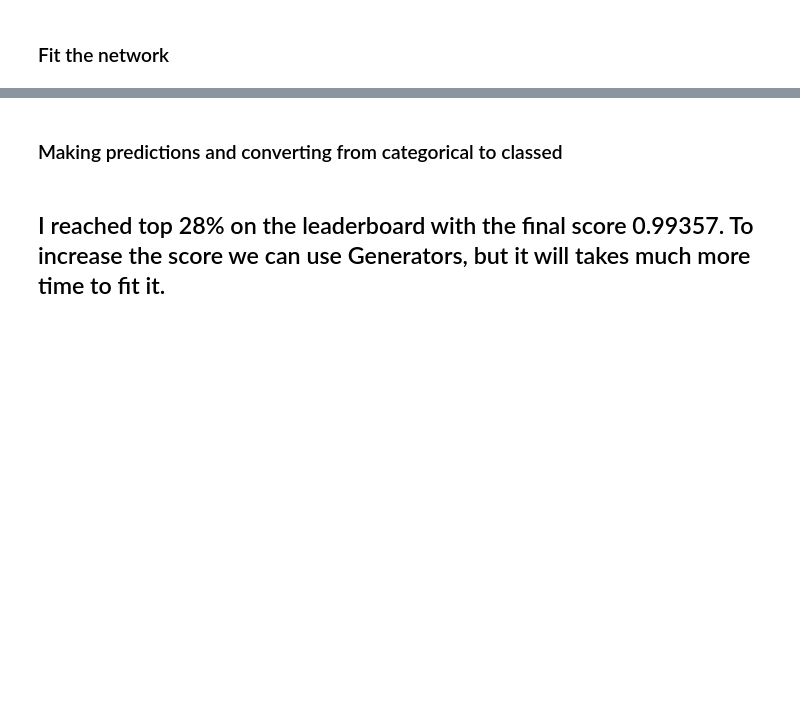
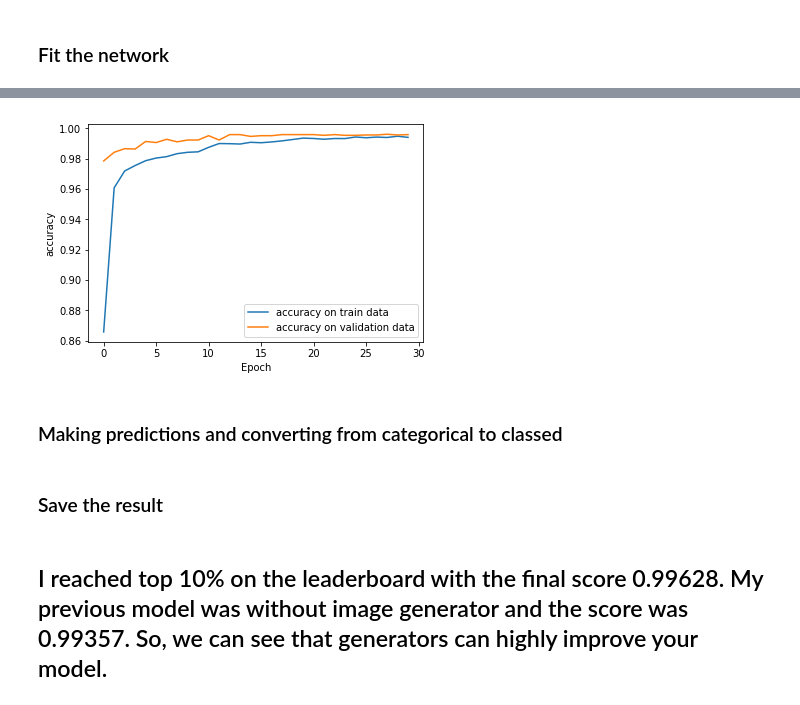
Before and after one commit to AlexanderAntonenko/kaggle-solutions, a Jupyter notebook: digit-recognizer-MNIST/MNIST.ipynb, the cells around one changed output, grey strips where cells are left out. Cells and saved outputs as stored; diff of their text form; code cells hidden in the pictures; blank space fills up the shorter version.

```diff
--- a/digit-recognizer-MNIST/MNIST.ipynb
+++ b/digit-recognizer-MNIST/MNIST.ipynb
@@ -96,4 +130,13 @@ None
+# %%
+сheckpoint = ModelCheckpoint('mnist-cnn.hdf5',
+                              monitor='val_acc',
+                              save_best_only=True,
+                              verbose=1)
+# %%
+learning_rate_reduction = ReduceLROnPlateau(monitor='val_acc',
+                                            patience=3,
+                                            verbose=1,
+                                            factor=0.5,
+                                            min_lr=0.00001)
 # %% [markdown]
 ### Fit the network
-# %%
-model.fit(train, y, batch_size=200, epochs=5, verbose=2)
@@ -111,0 +143,9 @@ Epoch 5/5
+# %%
+batch_size = 96
+
+history = model.fit(datagen.flow(X_train,Y_train, batch_size=batch_size),
+                    epochs=30,
+                    validation_data=(X_val, Y_val),
+                    steps_per_epoch=X_train.shape[0] // batch_size,
+                    verbose=1,
+                    callbacks=[сheckpoint, learning_rate_reduction])
@@ -112,8 +172,21 @@ Epoch 5/5
+# %%
+plt.plot(history.history['acc'],
+         label='accuracy on train data')
+plt.plot(history.history['val_acc'],
+         label='accuracy on validation data')
+plt.xlabel('Epoch')
+plt.ylabel('accuracy')
+plt.legend()
+plt.show()
+# %% [output]
+[figure, added]
 # %% [markdown]
 ### Making predictions and converting from categorical to classed
 # %%
 predictions = model.predict(test)
 predictions = np.argmax(predictions, axis=1)
+# %% [markdown]
+### Save the result
 # %%
 output = pd.DataFrame(columns = ['ImageId', 'Label'])
 output['ImageId'] = range(1, 28001)
@@ -122,2 +195,2 @@ output.to_csv('Output1.csv', index = False)
 # %% [markdown]
-## I reached top 28% on the leaderboard with the final score 0.99357. To increase the score we can use Generators, but it will takes much more time to fit it.
+## I reached top 10% on the leaderboard with the final score 0.99628. My previous model was without image generator and the score was 0.99357. So, we can see that generators can highly improve your model.
```
Also changed, not shown: parts of 15 cells of this notebook.
